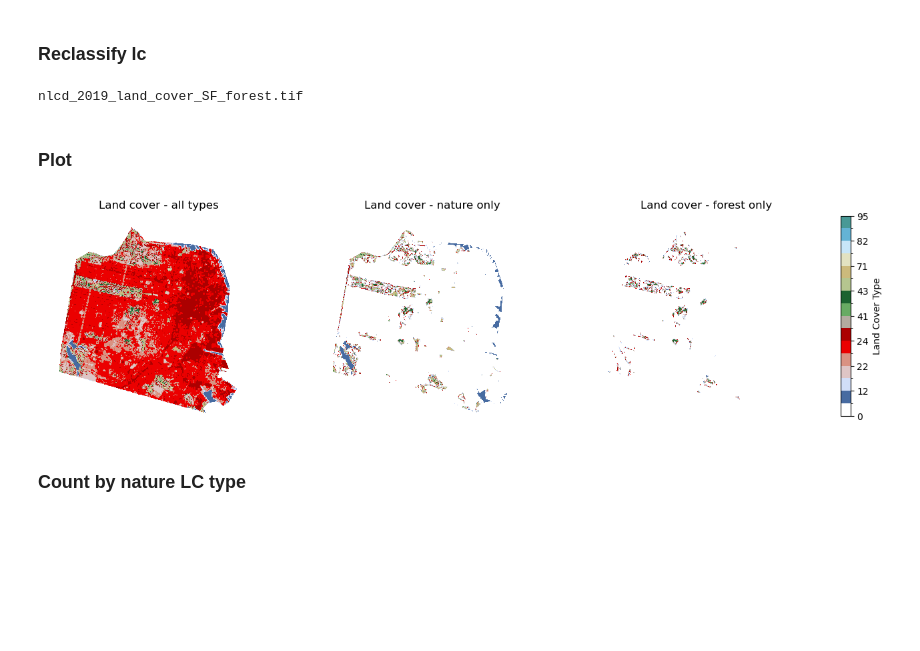
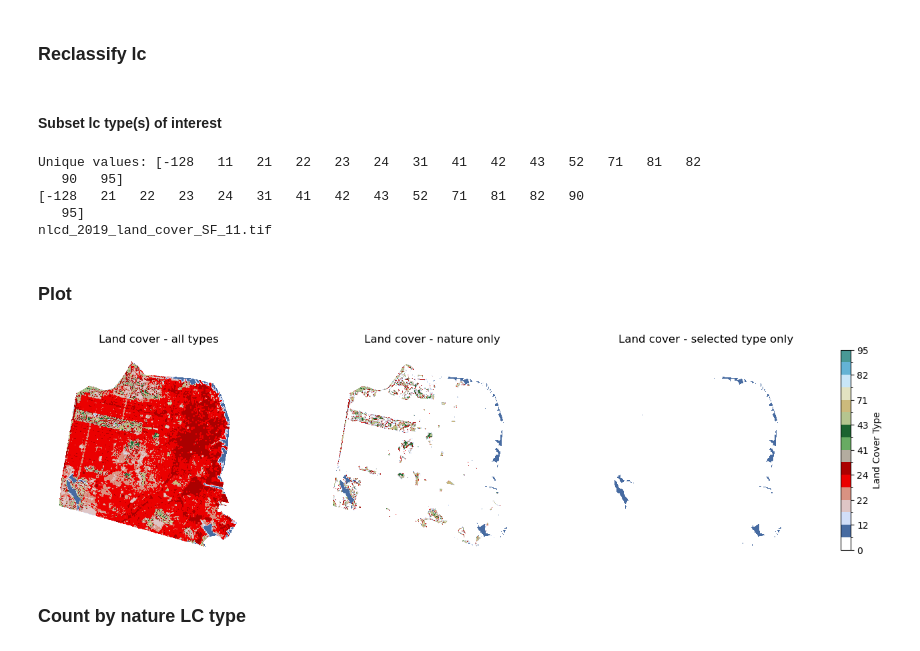
Before and after one commit to natcap/invest-mental-health, a Jupyter notebook: code/mental-health-model-case-study.ipynb, the cells around one changed output. Cells and saved outputs as stored; diff of their text form; code cells hidden in the pictures; blank space fills up the shorter version.

```diff
--- a/code/mental-health-model-case-study.ipynb
+++ b/code/mental-health-model-case-study.ipynb
@@ -111,32 +126,31 @@ plt.show()
+# %% [markdown]
+#### Subset lc type(s) of interest
 # %%
-# Open the NLCD GeoTIFF file
+## Only take forest as greenspace -------------------------------------------------------
+
+lc_code_i = [41, 42, 43]
+lc_code_i = [71, 81]
+lc_code_i = [11]
+
+
+delimiter = '_'
+
+lc_code_string = delimiter.join([i if type(i) == float else str(i) for i in lc_code_i])
+# print(lc_code_string)
+
 with rasterio.open(lc_img) as src:
     # Read the data into a variable
-    nlcd_data = src.read(1)  # Assuming the land cover data is in the first band
+    lc_i = src.read(1)  # Assuming the land cover data is in the first band
+    lc_code_all = np.unique(lc_i[~np.isnan(lc_i)])  # Exclude NaN values for unique count
+    print("Unique values:", lc_code_all)
 
     # List of developed land cover codes
-    developed_codes = [21, 22, 23, 24, 82]
+    lc_code_remove = np.setdiff1d(lc_code_all, lc_code_i)
+    print(lc_code_remove)
 
     # Change all developed land cover codes to 0
-    for code in developed_codes:
-        nlcd_data[nlcd_data == code] = 0
-
-    # Prepare output metadata from source
-    out_meta = src.meta
-
-
-## Only take forest as greenspace -------------------------------------------------------
-# Open the NLCD GeoTIFF file
-with rasterio.open(lc_img) as src:
-    # Read the data into a variable
-    lc_forest = src.read(1)  # Assuming the land cover data is in the first band
-
-    # List of developed land cover codes
-    codes_remove = [11, 21, 22, 23, 24, 31, 52, 71, 81, 82, 90, 95, 128]
-
-    # Change all developed land cover codes to 0
-    for code in codes_remove:
-        lc_forest[lc_forest == code] = 0
+    for code in lc_code_remove:
+        lc_i[lc_i == code] = 0
 
     # Prepare output metadata from source
     out_meta = src.meta
@@ -144,61 +158,44 @@ with rasterio.open(lc_img) as src:
 
 
 # Path for the modified output file
-output_path = lc_img.replace('.tif', '_forest.tif'); print(output_path)
+output_path = lc_img.replace('.tif', '_') + lc_code_string + '.tif'; print(output_path)
 # Write the modified data back to a new GeoTIFF file
 with rasterio.open(output_path, 'w', **out_meta) as dest:
-    dest.write(lc_forest, 1)  # Write modified data to the first band
+    dest.write(lc_i, 1)  # Write modified data to the first band
 # %% [output]
-nlcd_2019_land_cover_SF_forest.tif
+Unique values: [-128   11   21   22   23   24   31   41   42   43   52   71   81   82
+   90   95]
+[-128   21   22   23   24   31   41   42   43   52   71   81   82   90
+   95]
+nlcd_2019_land_cover_SF_11.tif
 # %% [markdown]
 ### Plot
 # %%
-
-# fig, ax = plt.subplots(figsize=(5, 5))
-# plt.title('SF Land Cover', loc='center')
-# cax = ax.imshow(nlcd_data, cmap=nlcd_cmap, norm=nlcd_norm)
-
-# # Create a new axes on the right of the current axes for the colorbar
-# divider = make_axes_locatable(ax)
-# cbar_ax = divider.append_axes("right", size="5%", pad=0.1)
-# cbar = fig.colorbar(cax, cax=cbar_ax)
-# cbar.set_label('Land Cover Type')
-
-# # Remove the x and y ticks and labels
-# ax.set_xticks([])  # Remove x-axis ticks
-# ax.set_yticks([])  # Remove y-axis ticks
-# ax.set_xlabel('')  # Remove x-axis label if previously set
-# ax.set_ylabel('')  # Remove y-axis label if previously set
-
-# plt.show()
-
-
-
 # Plotting
 fig, (ax1, ax2, ax3) = plt.subplots(1, 3, figsize=(15, 5))
 
 # Plot first dataset
 img1 = ax1.imshow(land_cover, cmap=nlcd_cmap, norm=nlcd_norm)
 ax1.set_title('Land cover - all types')
 ax1.axis('off')  # Remove axis ticks and labels
 
 # Plot second dataset
 img2 = ax2.imshow(nlcd_data, cmap=nlcd_cmap, norm=nlcd_norm)
 ax2.set_title('Land cover - nature only')
 ax2.axis('off')  # Remove axis ticks and labels
 
-img3 = ax3.imshow(lc_forest, cmap=nlcd_cmap, norm=nlcd_norm)
-ax3.set_title('Land cover - forest only')
+img3 = ax3.imshow(lc_i, cmap=nlcd_cmap, norm=nlcd_norm)
+ax3.set_title('Land cover - selected type only')
 ax3.axis('off')  # Remove axis ticks and labels
 
 ## Add a colorbar
 cbar_ax = fig.add_axes([0.92, 0.2, 0.01, 0.6])  # Adjust colorbar position and size: # [left, bottom, width, height]
 cbar = fig.colorbar(img1, cax=cbar_ax)
 cbar.set_label('Land Cover Type')
 
 plt.show()
 # %% [output]
-[figure, old version]
+[figure, new version]
 # %% [markdown]
 ### Count by nature LC type
 # %%
```
Also changed, not shown: parts of 16 cells of this notebook.
